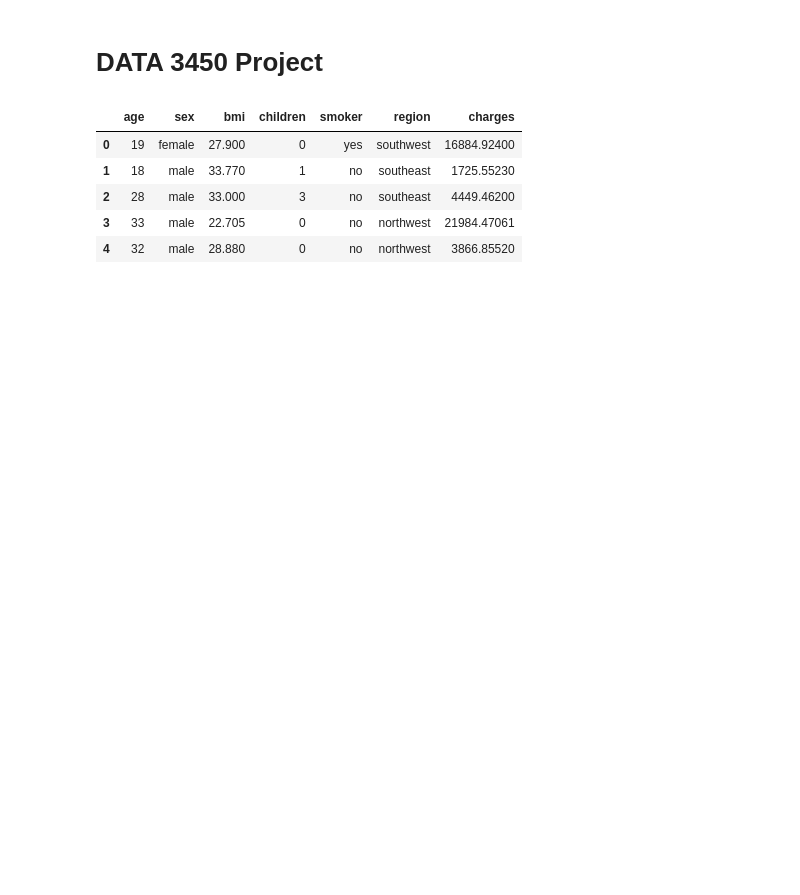
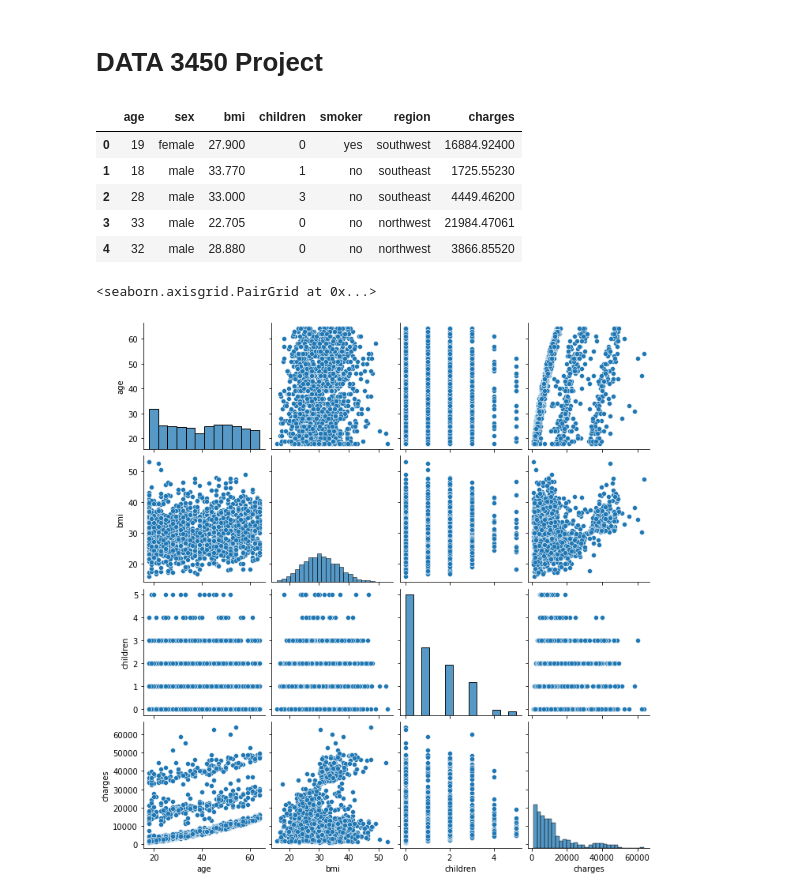
Before and after one commit to guochuanyong/Data-Analytics-Insurance-Cost-Project, a Jupyter notebook: DATA_3450_Project.ipynb, the cells around one changed output. Drawn from its saved outputs; the diff is of its cells as text; code cells hidden in the pictures; blank space fills up the shorter version.

```diff
--- a/DATA_3450_Project.ipynb
+++ b/DATA_3450_Project.ipynb
@@ -27,3 +27,8 @@ df.head()
 | 2 | 28 | male | 33.000 | 3 | no | southeast | 4449.46200 |
 | 3 | 33 | male | 22.705 | 0 | no | northwest | 21984.47061 |
 | 4 | 32 | male | 28.880 | 0 | no | northwest | 3866.85520 |
+# %%
+sns.pairplot(df)
+# %% [output]
+<seaborn.axisgrid.PairGrid at 0x...>
+[figure, added]
```
Also changed, not shown: parts of 2 cells of this notebook.
